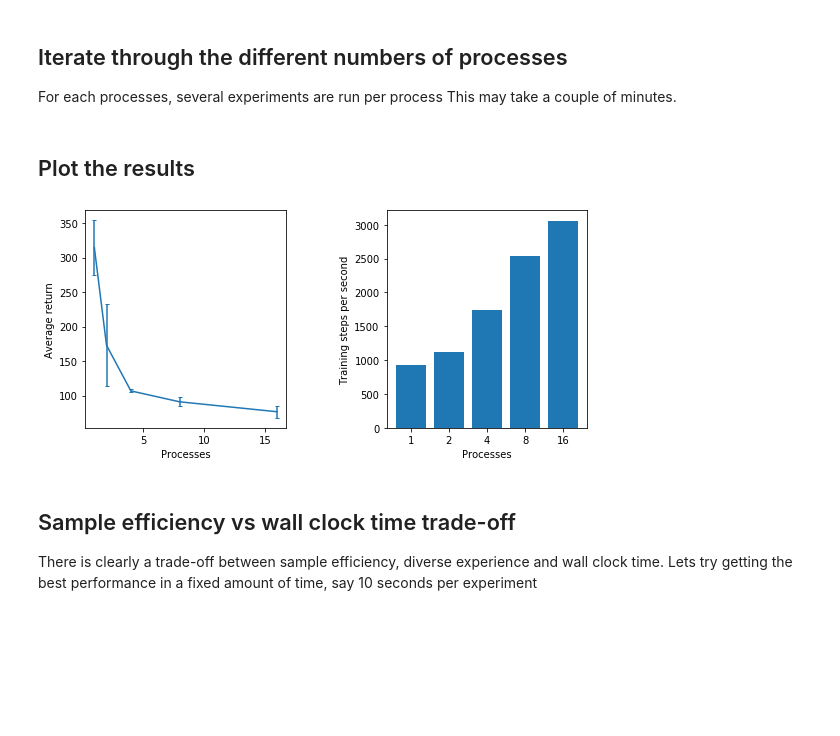
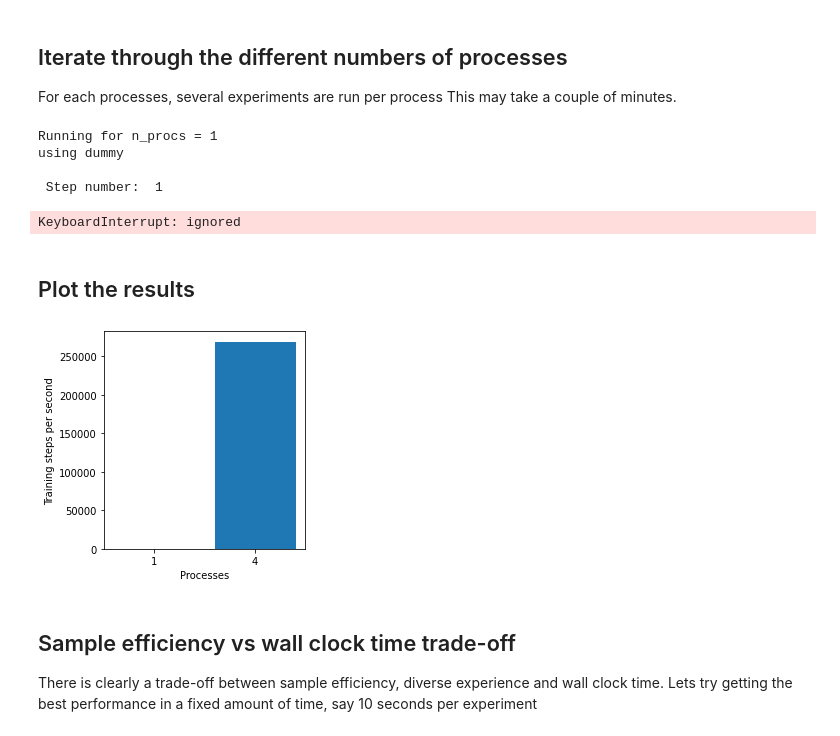
Before and after one commit to AndreaCenturelli/Soft-Robot, a Jupyter notebook: test.ipynb, the cells around one changed output. Saved outputs shown, nothing was run; the diff lists cells and outputs as text; code cells hidden in the pictures; blank space fills up the shorter version.

```diff
--- a/test.ipynb
+++ b/test.ipynb
@@ -165,47 +241,42 @@ for n_procs in PROCESSES_TO_TEST:
     if n_procs == 1:
         # if there is only one process, there is no need to use multiprocessing
         train_env = DummyVecEnv([lambda: gym.make(env_id)])
+        print("using dummy")
     else:
         # Here we use the "spawn" method for launching the processes, more information is available in the doc
         # This is equivalent to make_vec_env(env_id, n_envs=n_procs, vec_env_cls=SubprocVecEnv, vec_env_kwargs=dict(start_method='spawn'))
-        train_env = SubprocVecEnv([make_env(env_id, i+total_procs) for i in range(n_procs)], start_method='spawn')
-
+        train_env = SubprocVecEnv([make_env(env_id, i+total_procs) for i in range(n_procs)], start_method='fork')
+        print("using subproc")
     rewards = []
     times = []
-
-    for experiment in range(NUM_EXPERIMENTS):
-        # it is recommended to run several experiments due to variability in results
-        train_env.reset()
-        model = ALGO('MlpPolicy', train_env, verbose=0)
-        start = time.time()
-        model.learn(total_timesteps=TRAIN_STEPS)
-        times.append(time.time() - start)
-        mean_reward, _  = evaluate_policy(model, eval_env, n_eval_episodes=EVAL_EPS)
-        rewards.append(mean_reward)
-    # Important: when using subprocess, don't forget to close them
-    # otherwise, you may have memory issues when running a lot of experiments
+    train_env.reset()
+    model = PPO2('MlpPolicy', train_env, verbose=0)
+    start = time.time()
+    model.learn(total_timesteps=1000)
+    times.append(time.time() - start)
+    print('here')
     train_env.close()
-    reward_averages.append(np.mean(rewards))
-    reward_std.append(np.std(rewards))
     training_times.append(np.mean(times))
+# %% [output]
+Running for n_procs = 1
+using dummy
+
+ Step number:  1
+KeyboardInterrupt: ignored
 # %% [markdown]
 ## Plot the results
 # %%
 training_steps_per_second = [TRAIN_STEPS / t for t in training_times]
 
 plt.figure(figsize=(9, 4))
 plt.subplots_adjust(wspace=0.5)
-plt.subplot(1, 2, 1)
-plt.errorbar(PROCESSES_TO_TEST, reward_averages, yerr=reward_std, capsize=2)
-plt.xlabel('Processes')
-plt.ylabel('Average return')
 plt.subplot(1, 2, 2)
 plt.bar(range(len(PROCESSES_TO_TEST)), training_steps_per_second)
 plt.xticks(range(len(PROCESSES_TO_TEST)), PROCESSES_TO_TEST)
 plt.xlabel('Processes')
 _ = plt.ylabel('Training steps per second')
 # %% [output]
-[figure, old version]
+[figure, new version]
 # %% [markdown]
 ## Sample efficiency vs wall clock time trade-off
 There is clearly a trade-off between sample efficiency, diverse experience and wall clock time. Lets try getting the best performance in a fixed amount of time, say 10 seconds per experiment
```
Also changed, not shown: parts of 7 cells of this notebook.
